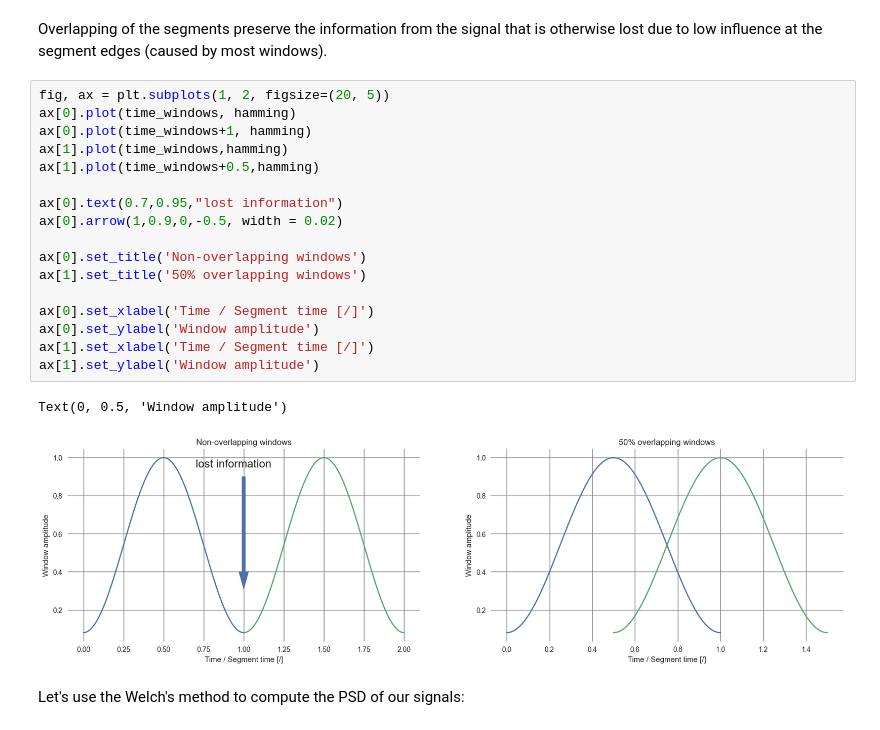
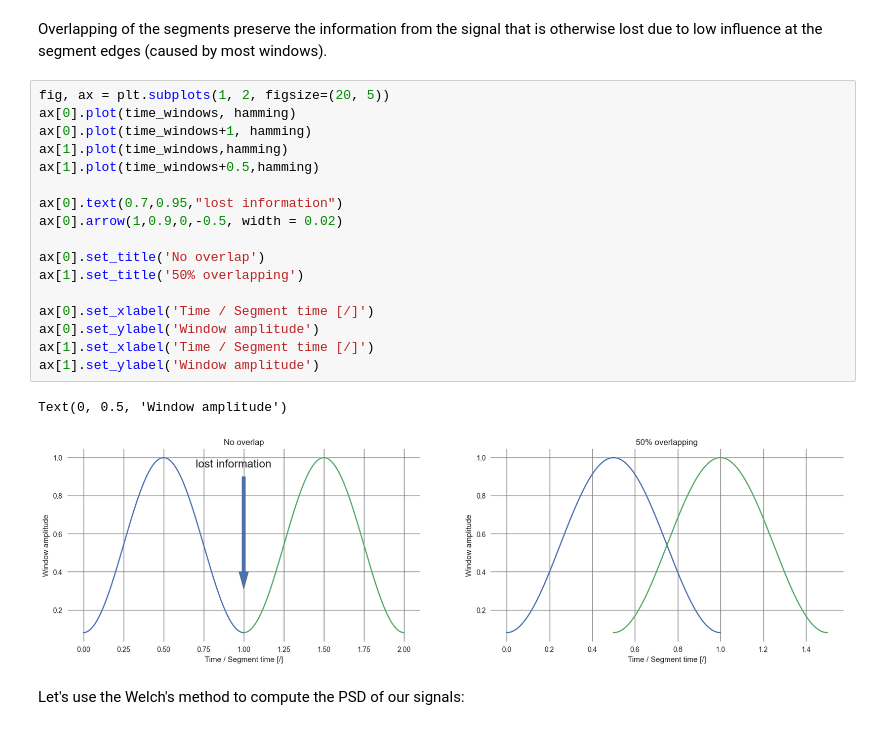
Before and after one commit to HoangNguyen17/AE543, a Jupyter notebook: HW5/HoangNguyen_HW5.ipynb, the cells around one changed output. Saved outputs shown, nothing was run; the diff lists cells and outputs as text.

```diff
--- a/HW5/HoangNguyen_HW5.ipynb
+++ b/HW5/HoangNguyen_HW5.ipynb
@@ -238,23 +260,23 @@ Overlapping of the segments preserve the information from the signal that is oth
 # %%
 fig, ax = plt.subplots(1, 2, figsize=(20, 5))
 ax[0].plot(time_windows, hamming)
 ax[0].plot(time_windows+1, hamming)
 ax[1].plot(time_windows,hamming)
 ax[1].plot(time_windows+0.5,hamming)
 
 ax[0].text(0.7,0.95,"lost information")
 ax[0].arrow(1,0.9,0,-0.5, width = 0.02)
 
-ax[0].set_title('Non-overlapping windows')
-ax[1].set_title('50% overlapping windows')
+ax[0].set_title('No overlap')
+ax[1].set_title('50% overlapping')
 
 ax[0].set_xlabel('Time / Segment time [/]')
 ax[0].set_ylabel('Window amplitude')
 ax[1].set_xlabel('Time / Segment time [/]')
 ax[1].set_ylabel('Window amplitude')
 # %% [output]
 Text(0, 0.5, 'Window amplitude')
-[figure, old version]
+[figure, new version]
 # %% [markdown]
 Let's use the Welch's method to compute the PSD of our signals:
 # %%
```
Also changed, not shown: parts of 3 cells of this notebook.
